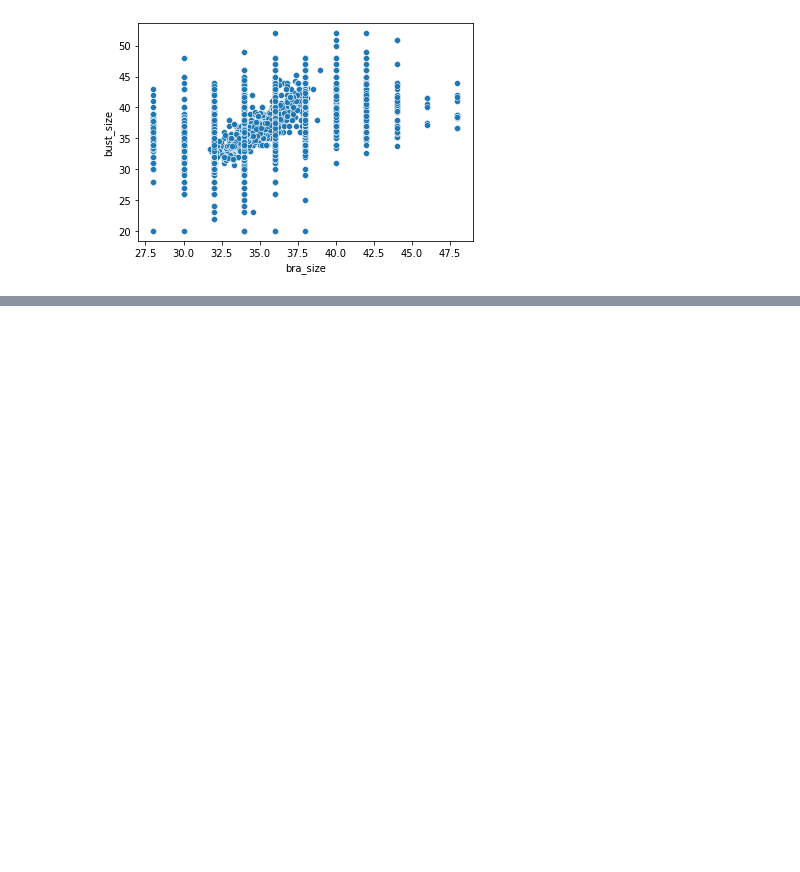
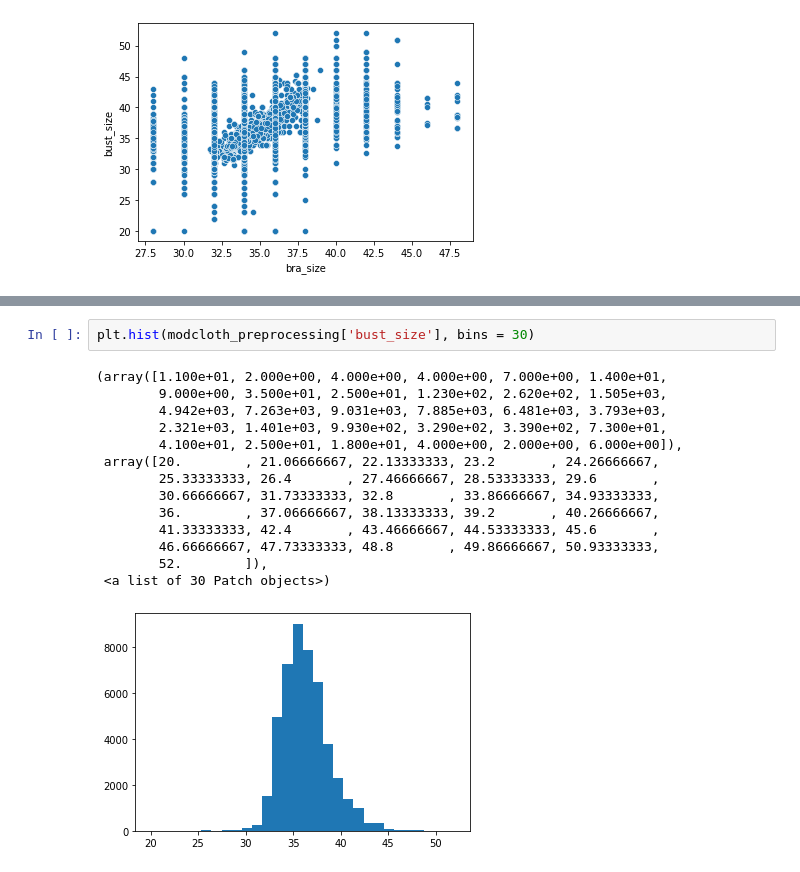
Before and after one commit to kdy5213/AI-ExpertFW-Prj, a Jupyter notebook: cloth recommendation_ML_KDY.ipynb, the cells around one changed output, grey strips where cells are left out. Cells and saved outputs as stored; diff of their text form; blank space fills up the shorter version.

```diff
--- a/cloth recommendation_ML_KDY.ipynb
+++ b/cloth recommendation_ML_KDY.ipynb
@@ -215,0 +242,17 @@ sns.scatterplot(x='bra_size', y='bust_size', data=modcloth_preprocessing)
+# %%
+plt.hist(modcloth_preprocessing['bust_size'], bins = 30)
+# %% [output]
+(array([1.100e+01, 2.000e+00, 4.000e+00, 4.000e+00, 7.000e+00, 1.400e+01,
+        9.000e+00, 3.500e+01, 2.500e+01, 1.230e+02, 2.620e+02, 1.505e+03,
+        4.942e+03, 7.263e+03, 9.031e+03, 7.885e+03, 6.481e+03, 3.793e+03,
+        2.321e+03, 1.401e+03, 9.930e+02, 3.290e+02, 3.390e+02, 7.300e+01,
+        4.100e+01, 2.500e+01, 1.800e+01, 4.000e+00, 2.000e+00, 6.000e+00]),
+ array([20.        , 21.06666667, 22.13333333, 23.2       , 24.26666667,
+        25.33333333, 26.4       , 27.46666667, 28.53333333, 29.6       ,
+        30.66666667, 31.73333333, 32.8       , 33.86666667, 34.93333333,
+        36.        , 37.06666667, 38.13333333, 39.2       , 40.26666667,
+        41.33333333, 42.4       , 43.46666667, 44.53333333, 45.6       ,
+        46.66666667, 47.73333333, 48.8       , 49.86666667, 50.93333333,
+        52.        ]),
+ <a list of 30 Patch objects>)
+[figure, added]
```
Also changed, not shown: parts of 31 cells of this notebook, 5 other files.
